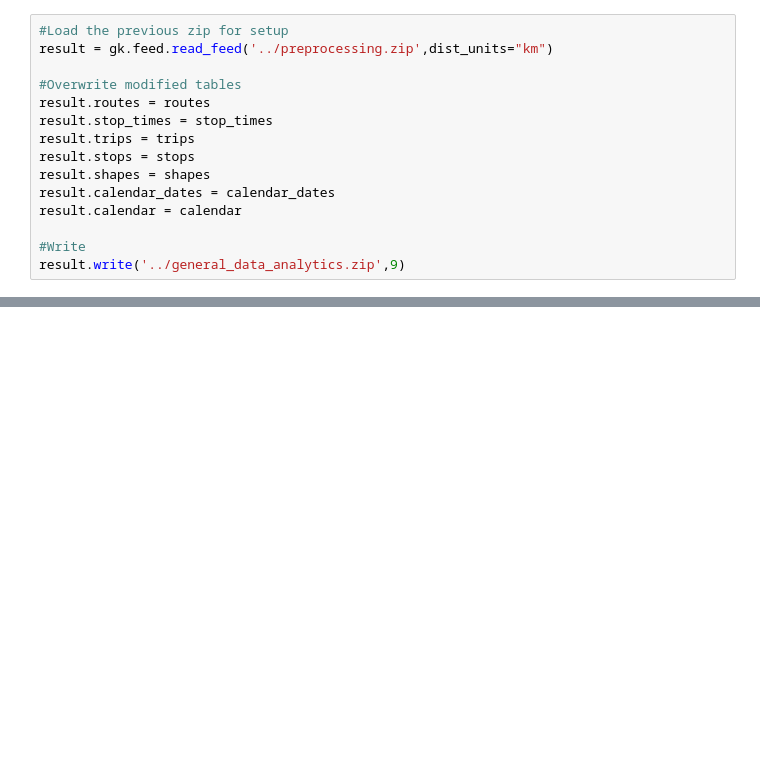
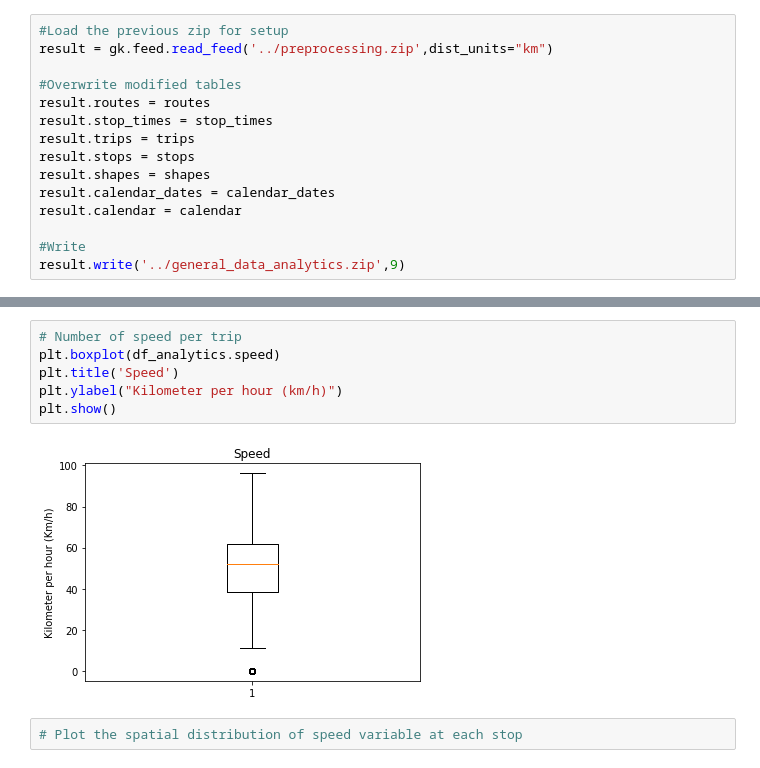
Before and after one commit to gianlucarea/weather-delay, a Jupyter notebook: general_data_analytics.ipynb, the cells around one changed output, grey strips where cells are left out. Drawn from its saved outputs; the diff is of its cells as text; blank space fills up the shorter version.

```diff
--- a/general_data_analytics.ipynb
+++ b/general_data_analytics.ipynb
@@ -308,0 +362,10 @@ result.write('../general_data_analytics.zip',9)
+# %%
+# Number of speed per trip
+plt.boxplot(df_analytics.speed)
+plt.title('Speed')
+plt.ylabel("Kilometer per hour (km/h)")
+plt.show()
+# %% [output]
+[figure, added]
+# %%
+# Plot the spatial distribution of speed variable at each stop
```
Also changed, not shown: parts of 31 cells of this notebook, 1 other file.
